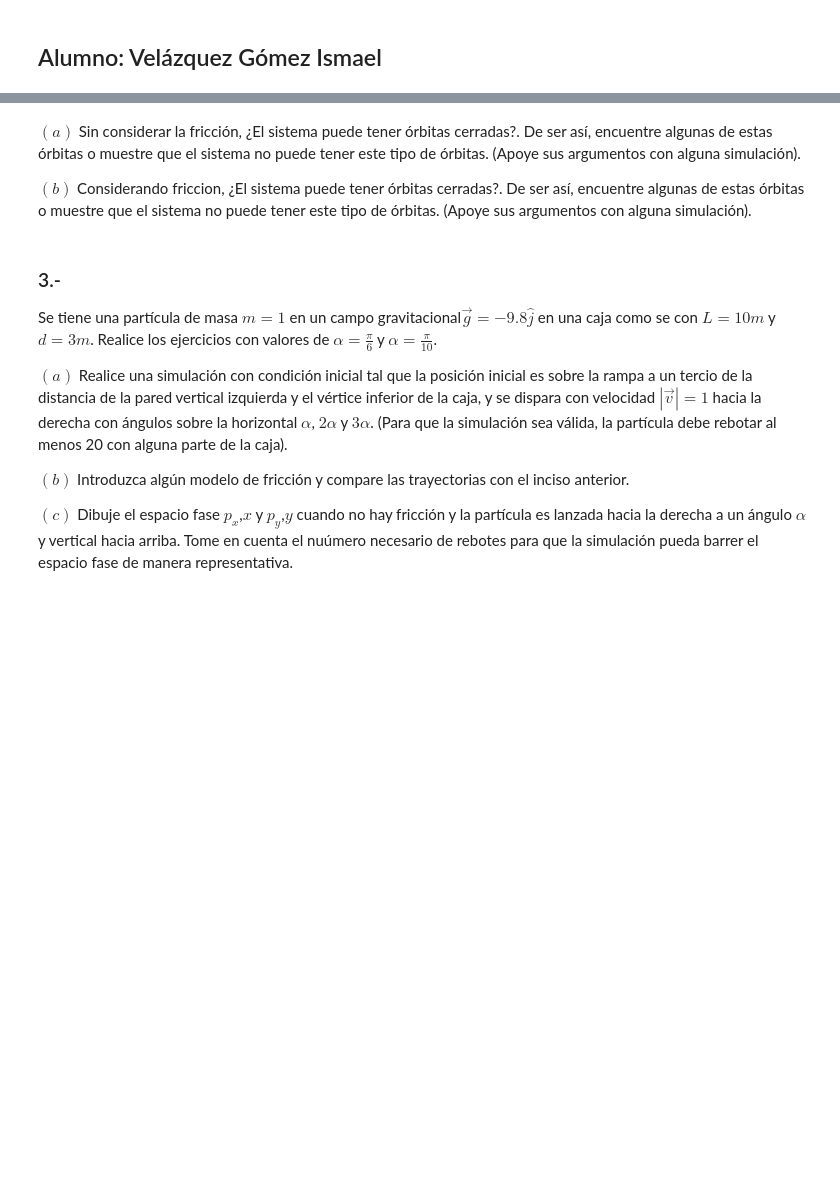
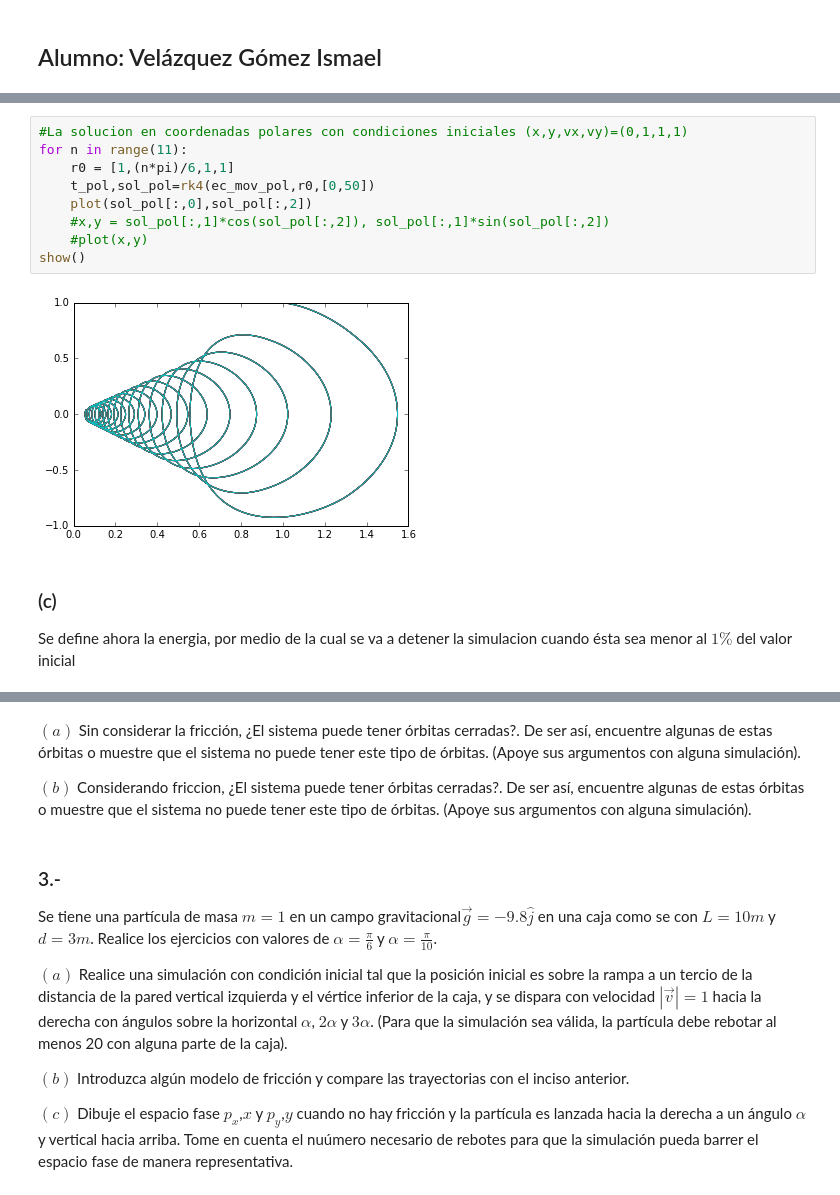
Before and after one commit to iselplabo93/Examenes, a Jupyter notebook: Examen1.ipynb, the cells around one changed output, grey strips where cells are left out. Saved outputs shown, nothing was run; the diff lists cells and outputs as text; blank space fills up the shorter version.

```diff
--- a/Examen1.ipynb
+++ b/Examen1.ipynb
@@ -16,0 +175,14 @@ $(e)$ Tome de manera arbitraria alguna condici ́on inicial y dibuje el espacio
+# %%
+#La solucion en coordenadas polares con condiciones iniciales (x,y,vx,vy)=(0,1,1,1)
+for n in range(11):
+    r0 = [1,(n*pi)/6,1,1]
+    t_pol,sol_pol=rk4(ec_mov_pol,r0,[0,50])
+    plot(sol_pol[:,0],sol_pol[:,2])
+    #x,y = sol_pol[:,1]*cos(sol_pol[:,2]), sol_pol[:,1]*sin(sol_pol[:,2])
+    #plot(x,y)
+show()
+# %% [output]
+[figure, added]
+# %% [markdown]
+### (c)
+Se define ahora la energia, por medio de la cual se va a detener la simulacion cuando ésta sea menor al $1\%$ del valor inicial
```
Also changed, not shown: parts of 19 cells of this notebook.
